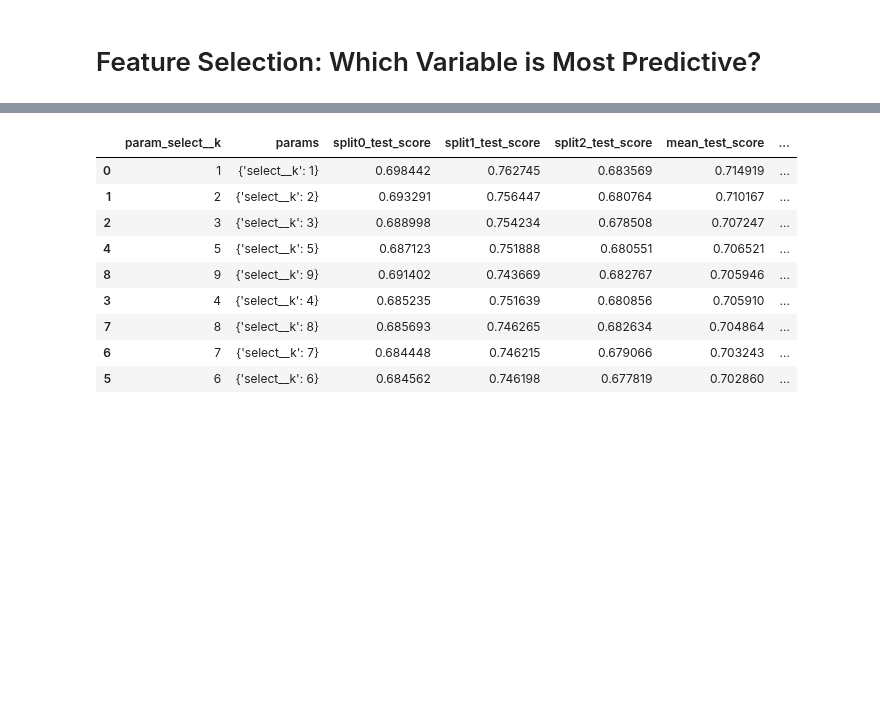
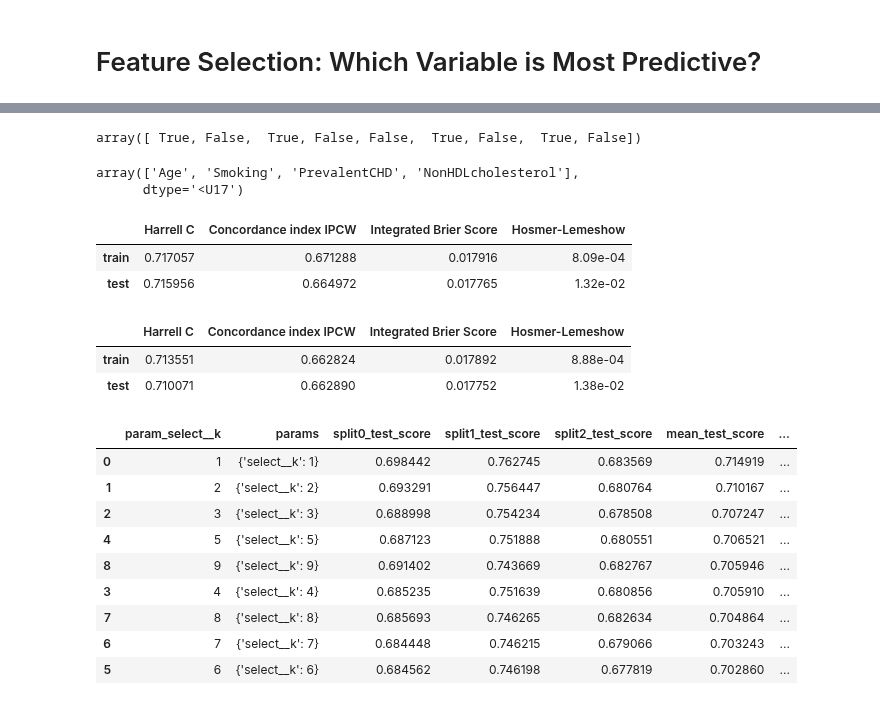
Before and after one commit to TristanFauvel/DreamHF, a Jupyter notebook: src/baseline.ipynb, the cells around one changed output, grey strips where cells are left out. Drawn from its saved outputs; the diff is of its cells as text; code cells hidden in the pictures; blank space fills up the shorter version.

```diff
--- a/src/baseline.ipynb
+++ b/src/baseline.ipynb
@@ -444,3 +604,13 @@ X_train
+# %%
+pheno_df_train, pheno_df_test, readcounts_df_train, readcounts_df_test = load_data(root)
+
+
+covariates = ['Sex', 'Age']
+covariates = ['Age', 'BodyMassIndex', 'Smoking', 'BPTreatment',
+       'PrevalentDiabetes', 'PrevalentCHD', 'SystolicBP', 'NonHDLcholesterol', 'Sex', 'PrevalentHFAIL']
+
+
+X_train, X_test, y_train, y_test, test_sample_ids = prepare_train_test(pheno_df_train, pheno_df_test, covariates)
 # %%
 import numpy as np
 
@@ -476,0 +705,15 @@ pipe = Pipeline([('select', SelectKBest(fit_and_score_features, k=3)),
+# %%
+
+covariates = ['Age', 'BodyMassIndex', 'Smoking', 'BPTreatment',
+       'PrevalentDiabetes', 'PrevalentCHD', 'SystolicBP', 'NonHDLcholesterol', 'Sex']
+
+X_train, X_test, y_train, y_test, test_sample_ids = prepare_train_test(pheno_df_train, pheno_df_test, covariates)
+
+model = create_pipeline(model)
+
+
+regressor.fit(X_train, y_train)
+
+#model.fit(X_train, y_train)
+
+#evaluate_model(model, X_train, X_test, y_train, y_test)
@@ -476,0 +740,31 @@ pipe = Pipeline([('select', SelectKBest(fit_and_score_features, k=3)),
+# %%
+regressor['feature_selection'].get_support()
+# %% [output]
+array([ True, False,  True, False, False,  True, False,  True, False])
+# %%
+covariates = np.array(covariates)
+covariates[regressor['feature_selection'].get_support()]
+# %% [output]
+array(['Age', 'Smoking', 'PrevalentCHD', 'NonHDLcholesterol'],
+      dtype='<U17')
+# %%
+evaluate_model(regressor, X_train, X_test, y_train, y_test)
+# %% [output]
+|  | Harrell C | Concordance index IPCW | Integrated Brier Score | Hosmer-Lemeshow |
+| train | 0.717057 | 0.671288 | 0.017916 | 8.09e-04 |
+| test | 0.715956 | 0.664972 | 0.017765 | 1.32e-02 |
+# %%
+
+covariates = ['Age', 'BodyMassIndex', 'Smoking', 'BPTreatment','SystolicBP', 'NonHDLcholesterol']
+
+X_train, X_test, y_train, y_test, test_sample_ids = prepare_train_test(pheno_df_train, pheno_df_test, covariates)
+model = CoxPHSurvivalAnalysis(alpha=0, ties='breslow', n_iter=100, tol=1e-09, verbose=0)
+
+model = create_pipeline(model)
+model.fit(X_train, y_train)
+
+evaluate_model(model, X_train, X_test, y_train, y_test)
+# %% [output]
+|  | Harrell C | Concordance index IPCW | Integrated Brier Score | Hosmer-Lemeshow |
+| train | 0.713551 | 0.662824 | 0.017892 | 8.88e-04 |
+| test | 0.710071 | 0.662890 | 0.017752 | 1.38e-02 |
```
Also changed, not shown: parts of 22 cells of this notebook, 9 other files.
